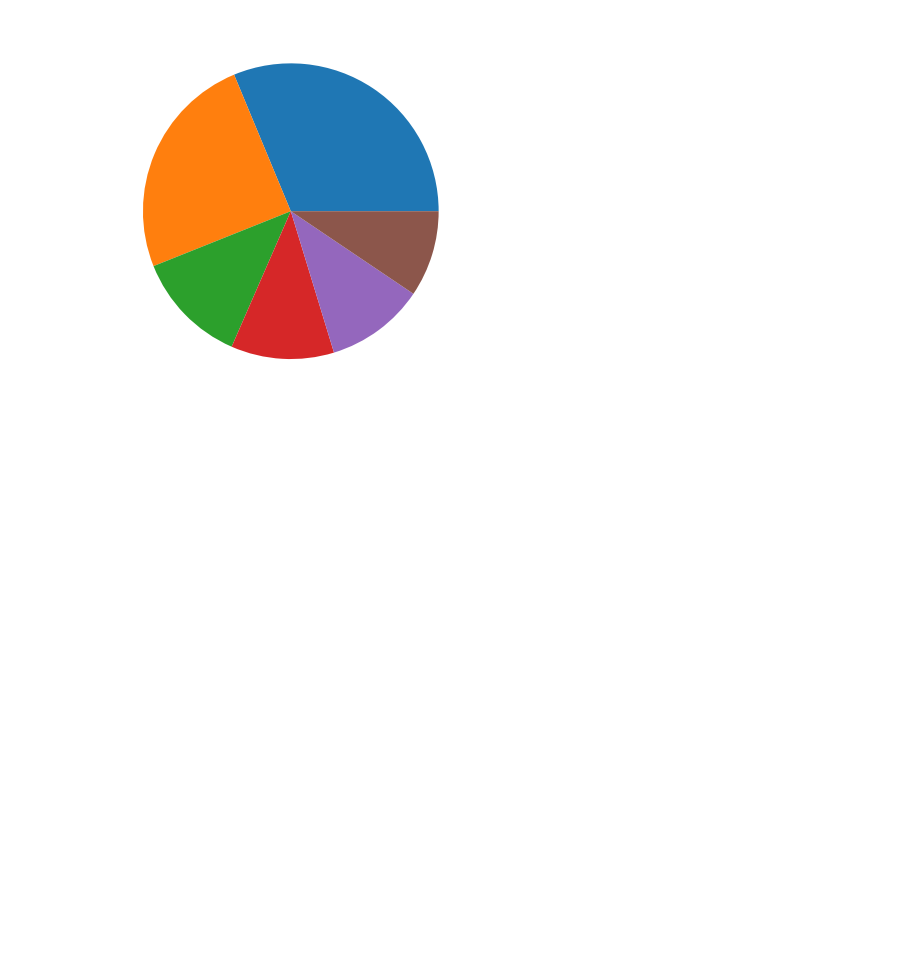
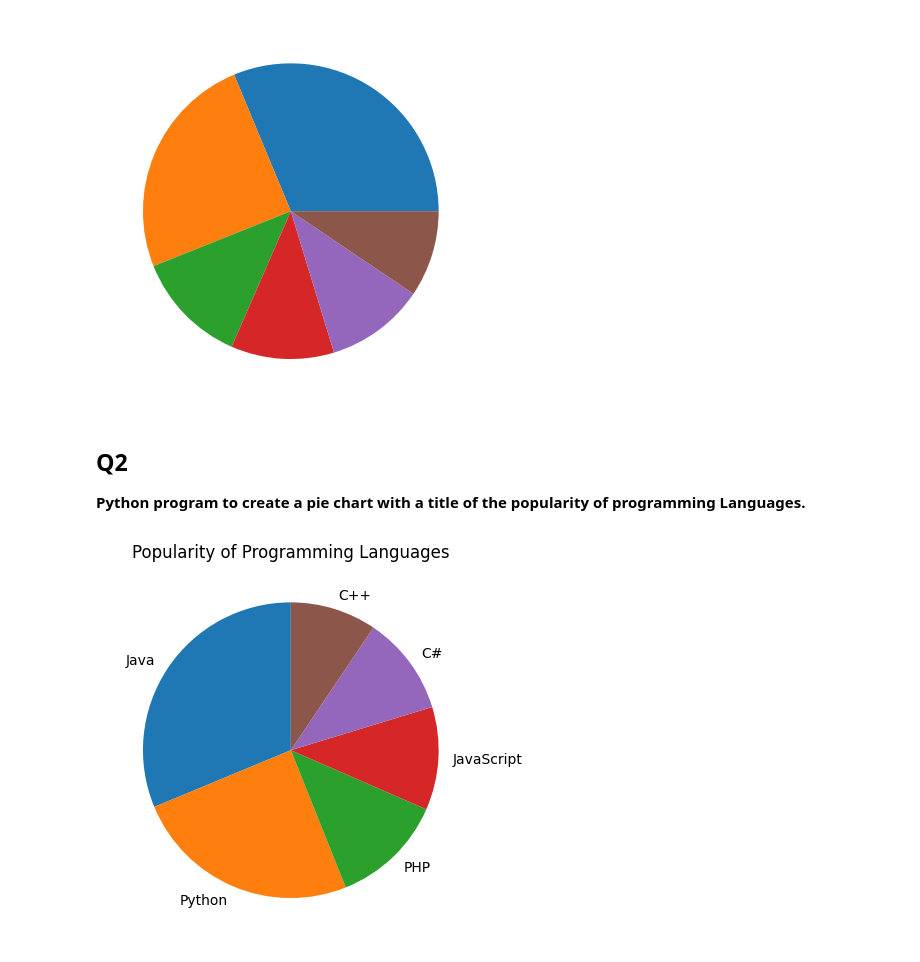
Before and after one commit to ayush-prajapati01/Python-Libraries, a Jupyter notebook: Matplotlib_Programs/piechart_programs.ipynb, the cells around one changed output. Cells and saved outputs as stored; diff of their text form; code cells hidden in the pictures; blank space fills up the shorter version.

Commit message:
[Ayush] Add: Python program to create a pie chart with a title of the popularity of programming Languages.

```diff
--- a/Matplotlib_Programs/piechart_programs.ipynb
+++ b/Matplotlib_Programs/piechart_programs.ipynb
@@ -31,3 +31,21 @@ if __name__ == "__main__":
     main()
 # %% [output]
 [figure]
+# %% [markdown]
+## Q2
+**Python program to create a pie chart with a title of the popularity of programming Languages.**
+# %%
+def main():
+    programming_languages = ['Java', 'Python', 'PHP', 'JavaScript', 'C#', 'C++']
+    popularity = [22.2, 17.6, 8.8, 8, 7.7, 6.7]
+
+    plt.pie(popularity, labels=programming_languages, startangle=90)
+    plt.title("Popularity of Programming Languages")
+
+    plt.show()
+
+
+if __name__ == "__main__":
+    main()
+# %% [output]
+[figure, added]
```
